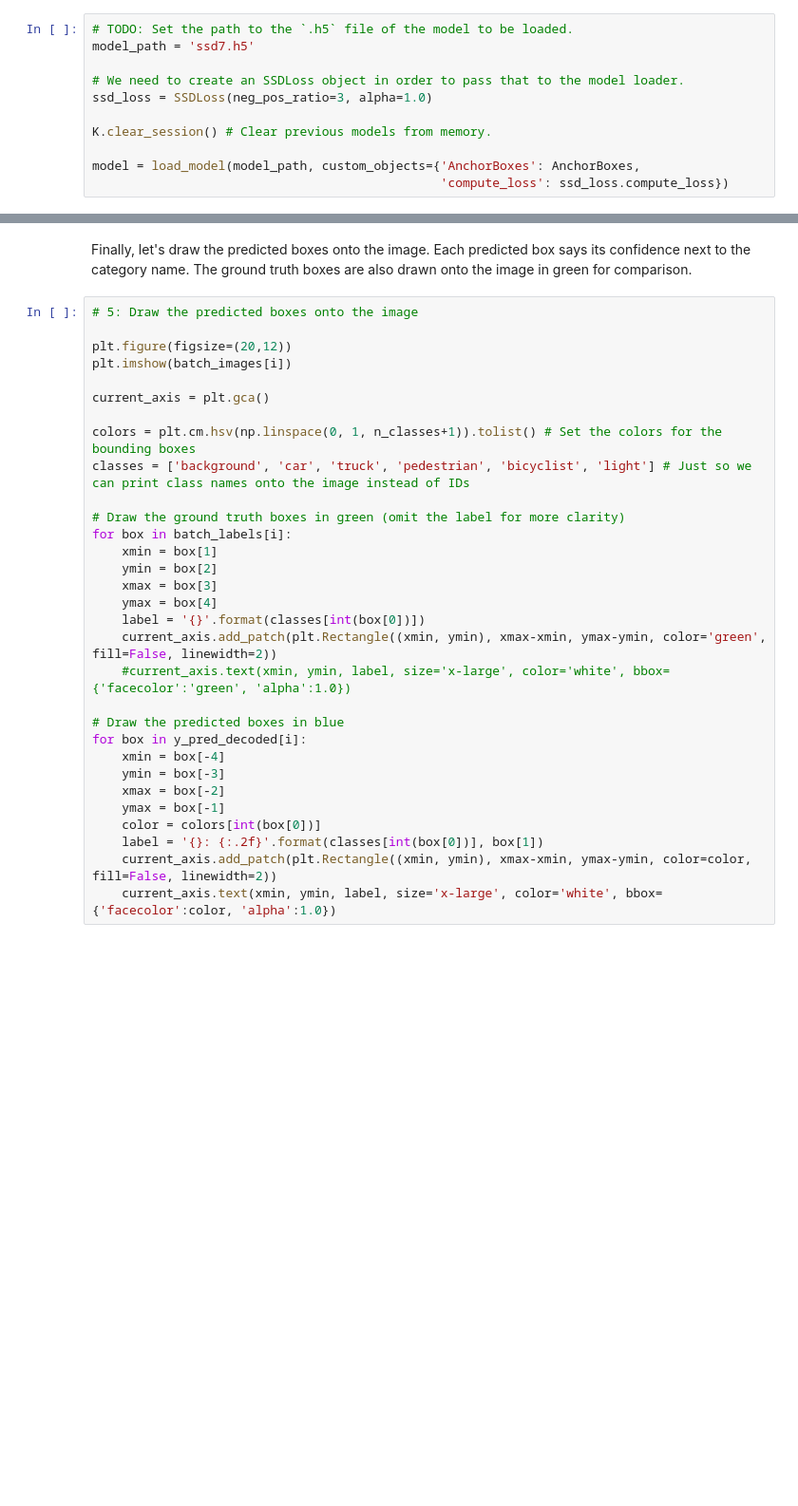
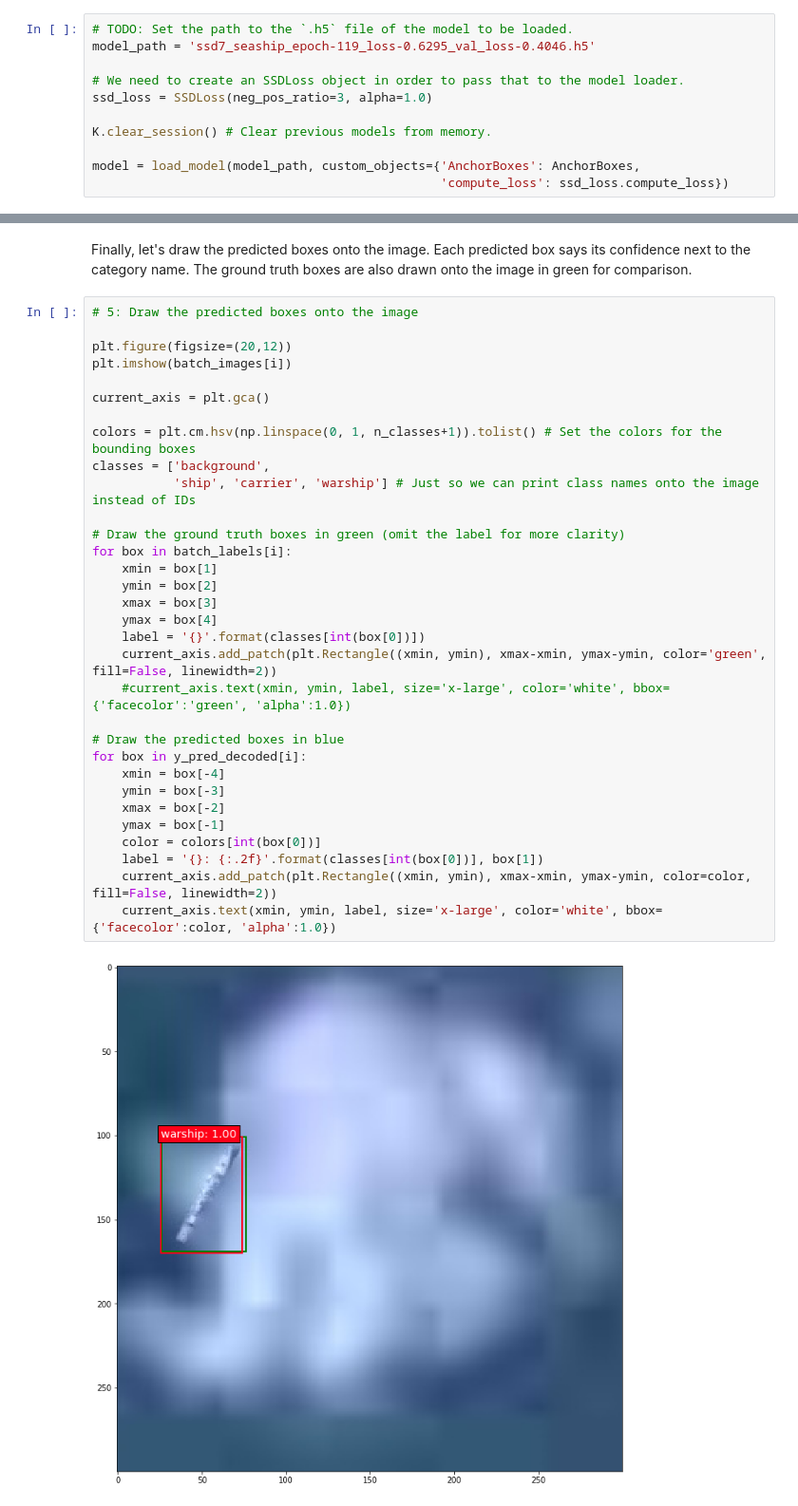
Before and after one commit to WangJerry95/ssd_keras, a Jupyter notebook: ssd7_training.ipynb, the cells around one changed output, grey strips where cells are left out. Shown at 95% size. Saved outputs shown, nothing was run; the diff lists cells and outputs as text; blank space fills up the shorter version.

Commit message:
Trained seaship2.5 with ssd7

```diff
--- a/ssd7_training.ipynb
+++ b/ssd7_training.ipynb
@@ -120,7 +120,7 @@ The SSD model contains custom objects: Neither the loss function, nor the anchor
 This next code cell assumes that you want to load a model that was created in 'training' mode. If you want to load a model that was created in 'inference' or 'inference_fast' mode, you'll have to add the `DecodeDetections` or `DecodeDetectionsFast` layer type to the `custom_objects` dictionary below.
 # %%
 # TODO: Set the path to the `.h5` file of the model to be loaded.
-model_path = 'ssd7.h5'
+model_path = 'ssd7_seaship_epoch-119_loss-0.6295_val_loss-0.4046.h5'
 
 # We need to create an SSDLoss object in order to pass that to the model loader.
 ssd_loss = SSDLoss(neg_pos_ratio=3, alpha=1.0)
@@ -432,31 +424,34 @@ Finally, let's draw the predicted boxes onto the image. Each predicted box says
 # %%
 # 5: Draw the predicted boxes onto the image
 
 plt.figure(figsize=(20,12))
 plt.imshow(batch_images[i])
 
 current_axis = plt.gca()
 
 colors = plt.cm.hsv(np.linspace(0, 1, n_classes+1)).tolist() # Set the colors for the bounding boxes
-classes = ['background', 'car', 'truck', 'pedestrian', 'bicyclist', 'light'] # Just so we can print class names onto the image instead of IDs
+classes = ['background',
+           'ship', 'carrier', 'warship'] # Just so we can print class names onto the image instead of IDs
 
 # Draw the ground truth boxes in green (omit the label for more clarity)
 for box in batch_labels[i]:
     xmin = box[1]
     ymin = box[2]
     xmax = box[3]
     ymax = box[4]
     label = '{}'.format(classes[int(box[0])])
     current_axis.add_patch(plt.Rectangle((xmin, ymin), xmax-xmin, ymax-ymin, color='green', fill=False, linewidth=2))
     #current_axis.text(xmin, ymin, label, size='x-large', color='white', bbox={'facecolor':'green', 'alpha':1.0})
 
 # Draw the predicted boxes in blue
 for box in y_pred_decoded[i]:
     xmin = box[-4]
     ymin = box[-3]
     xmax = box[-2]
     ymax = box[-1]
     color = colors[int(box[0])]
     label = '{}: {:.2f}'.format(classes[int(box[0])], box[1])
     current_axis.add_patch(plt.Rectangle((xmin, ymin), xmax-xmin, ymax-ymin, color=color, fill=False, linewidth=2))
     current_axis.text(xmin, ymin, label, size='x-large', color='white', bbox={'facecolor':color, 'alpha':1.0})
+# %% [output]
+[figure, added]
```
Also changed, not shown: parts of 4 cells of this notebook, 1 other file.
